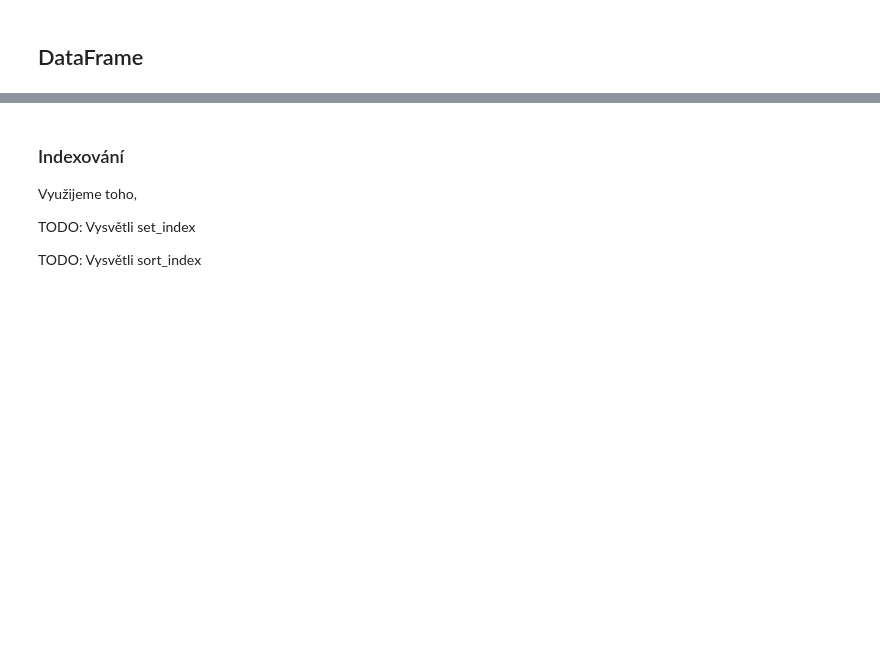
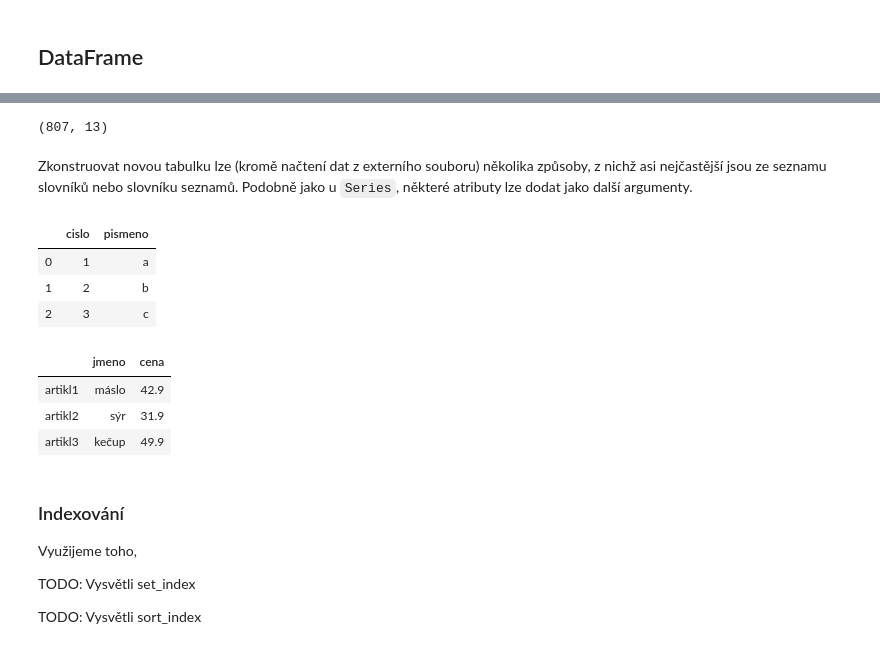
Before and after one commit to janpipek/naucse.python.cz, a Jupyter notebook: lessons/pydata/pandas/index.ipynb, the cells around one changed output, grey strips where cells are left out. Cells and saved outputs as stored; diff of their text form; code cells hidden in the pictures; blank space fills up the shorter version.

Commit message:
Konstrukce DataFrame

```diff
--- a/lessons/pydata/pandas/index.ipynb
+++ b/lessons/pydata/pandas/index.ipynb
@@ -256,3 +279,32 @@ Když už jsme se seznámili se sloupci a indexy, můžeme se vrátit k tabulce,
+# %%
+data.shape       # Velikost (počet řádků x počet sloupců)
+# %% [output]
+(807, 13)
+# %% [markdown]
+Zkonstruovat novou tabulku lze (kromě načtení dat z externího souboru) několika způsoby, z nichž asi nejčastější jsou ze seznamu slovníků nebo slovníku seznamů. Podobně jako u `Series`, některé atributy lze dodat jako další argumenty.
+# %%
+pd.DataFrame({
+    "cislo": [1, 2, 3],
+    "pismeno": ["a", "b", "c"]
+})
+# %% [output]
+|  | cislo | pismeno |
+| 0 | 1 | a |
+| 1 | 2 | b |
+| 2 | 3 | c |
+# %%
+pd.DataFrame([
+        {"jmeno": "máslo", "cena": 42.90},
+        {"jmeno": "sýr", "cena": 31.90},
+        {"jmeno": "kečup", "cena": 49.90 },
+    ],
+    index=["artikl1", "artikl2", "artikl3"]
+)
+# %% [output]
+|  | jmeno | cena |
+| artikl1 | máslo | 42.9 |
+| artikl2 | sýr | 31.9 |
+| artikl3 | kečup | 49.9 |
 # %% [markdown]
 ### Indexování
 
```
Also changed, not shown: parts of 11 cells of this notebook.
